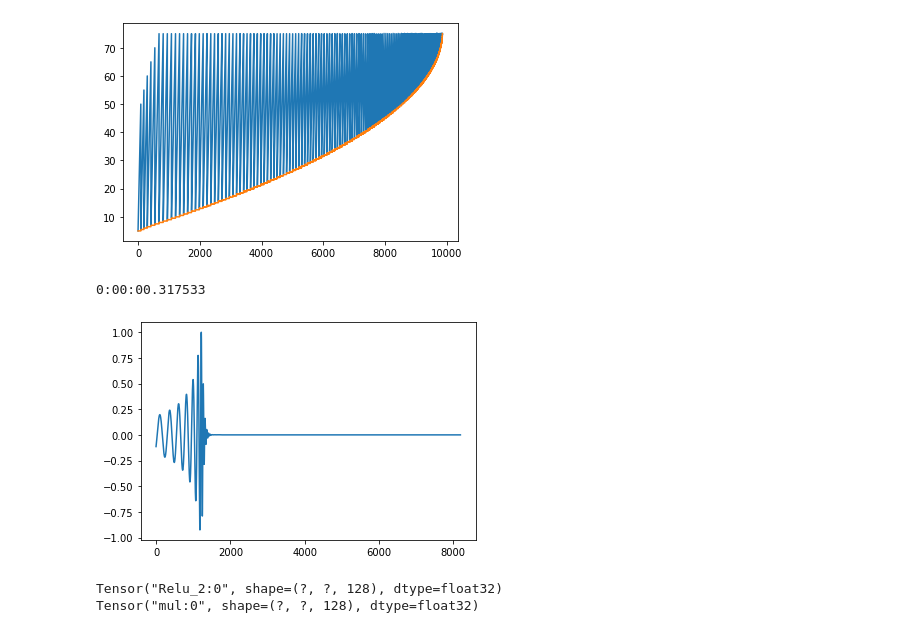
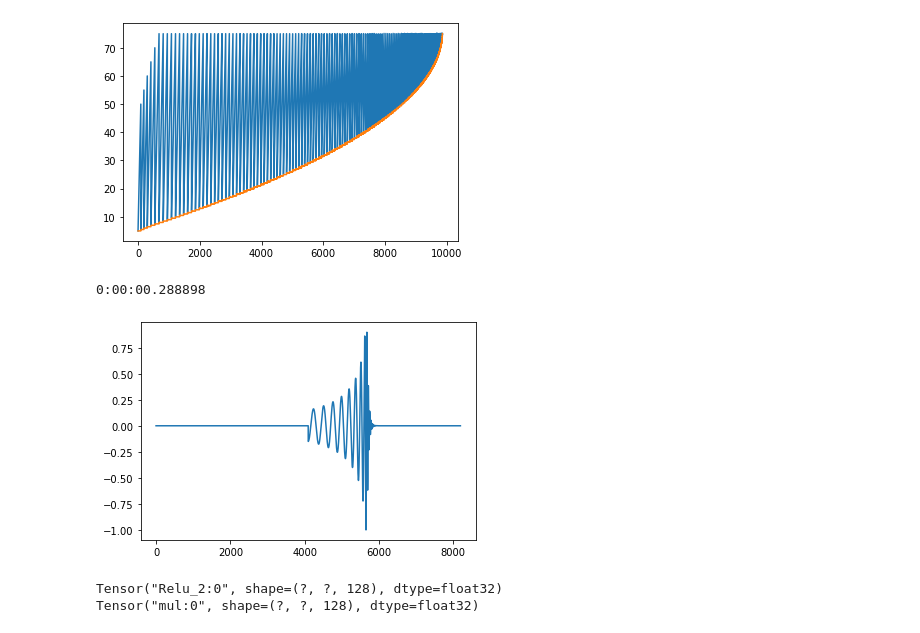
Before and after one commit to jw222/Gravitational-Wave, a Jupyter notebook: MPredictor.ipynb, the cells around one changed output. Saved outputs shown, nothing was run; the diff lists cells and outputs as text; code cells hidden in the pictures.

Commit message:
add shift

```diff
--- a/MPredictor.ipynb
+++ b/MPredictor.ipynb
@@ -41,38 +41,42 @@ def get_batch(f,k,length=LENGTH):
         for j in range(k):
             pad = np.random.choice(LENGTH, 1)[0]
             cur_batch.append(np.pad(f['WhitenedSignals'][idx[k*i+j]][:length],
                                     (0,pad), 'constant', constant_values=0)[pad:])
             cur_label.append(f['m1m2'][idx[k*i+j]])
         batch.append(cur_batch)
         label.append(cur_label)
 
     batch = np.asarray(batch).reshape(num_batch,k,length,1)
     label = np.asarray(label)
     return batch, label
 
-def get_test(f,k,length=LENGTH):
+def get_test(f,k,length=LENGTH,shift=None):
     batch = []
     label = []
     idx = np.random.choice(f_test['WhitenedSignals'].shape[0], k, replace=False)
 
     for i in range(k):
         pad = np.random.choice(LENGTH, 1)[0]
         batch.append(np.pad(f['WhitenedSignals'][idx[i]][:length],
                                     (0,pad), 'constant', constant_values=0)[pad:])
         label.append(f['m1m2'][idx[i]])
+    batch = np.asarray(batch)
+    if shift is not None:
+        batch.T[:shift[0]] = 0
+        batch.T[shift[1]:] = 0
 
-    batch = np.asarray(batch).reshape(k,length,1)
+    batch = batch.reshape(k,length,1)
     label = np.asarray(label)
     return batch, label
 
 start = datetime.datetime.now()
-train_data, train_label = get_test(f_test, 64)
+train_data, train_label = get_test(f_test, 64, shift=[int(8192*0.5), int(8192*0.9)])
 end = datetime.datetime.now()
 plt.plot(train_data[0])
 print(end-start)
 # %% [output]
-0:00:00.317533
+0:00:00.288898
-[figure, old version]
+[figure, new version]
 # %%
 dilation_rates = [2**i for i in range(10)]
 receptive_field = sum(dilation_rates)+2
```
Also changed, not shown: 2 other files.
